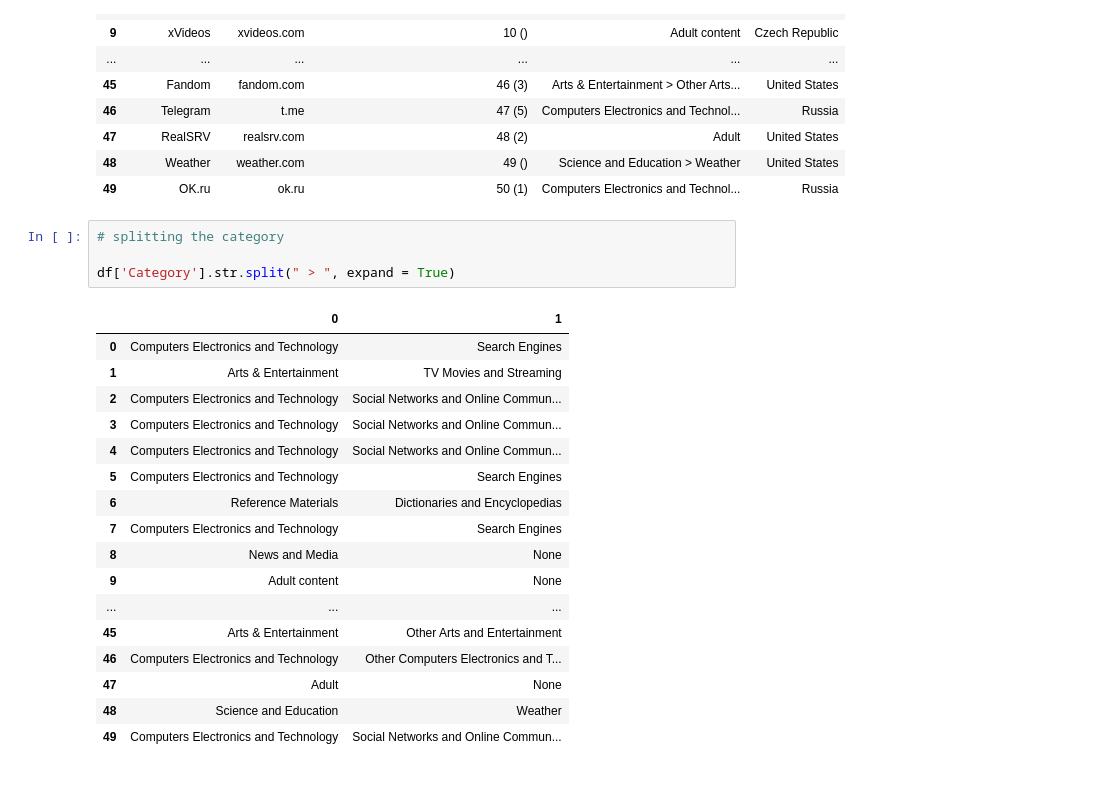
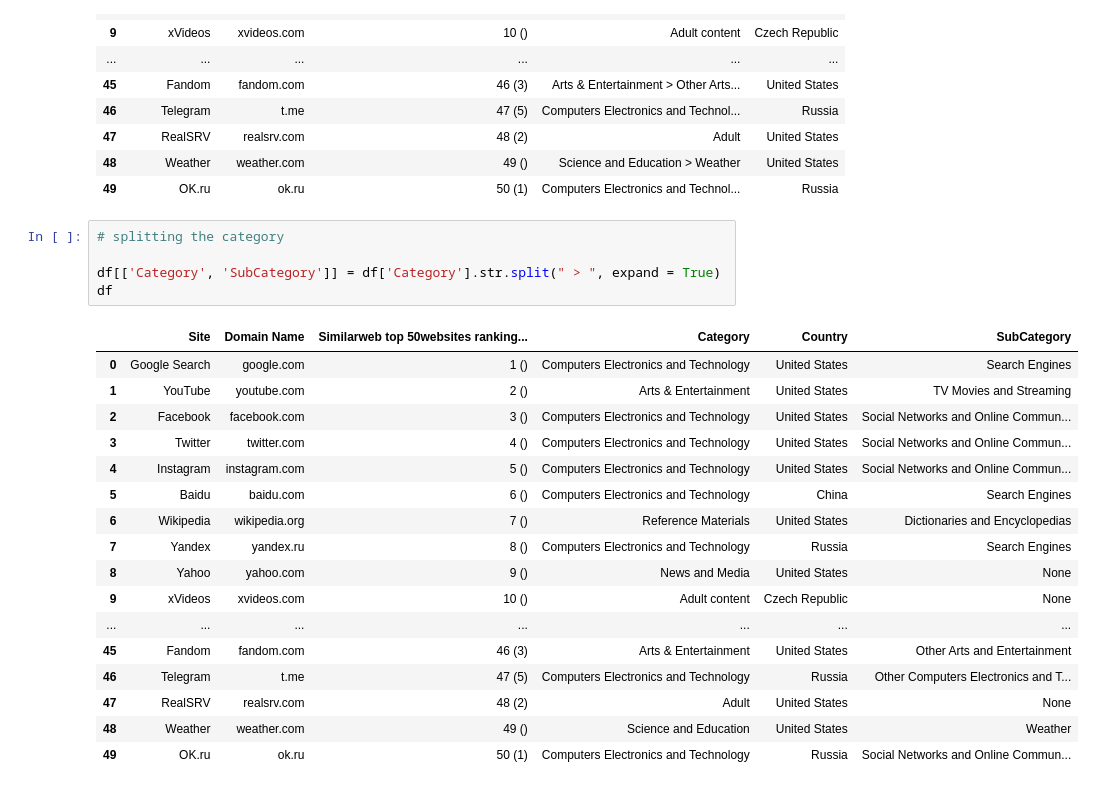
Before and after one commit to ayosamobitade/Web-Scraping-Projects, a Jupyter notebook: List Of Most Popular Websites (EDA).ipynb, the cells around one changed output. Drawn from its saved outputs; the diff is of its cells as text.

Commit message:
popular website scapping from wikipedia

```diff
--- a/List Of Most Popular Websites.ipynb
+++ b/List Of Most Popular Websites (EDA).ipynb
@@ -92,22 +92,23 @@ df
 # %%
 # splitting the category
 
-df['Category'].str.split(" > ", expand = True)
+df[['Category', 'SubCategory']] = df['Category'].str.split(" > ", expand = True)
+df
 # %% [output]
-|  | 0 | 1 |
-| 0 | Computers Electronics and Technology | Search Engines |
-| 1 | Arts & Entertainment | TV Movies and Streaming |
-| 2 | Computers Electronics and Technology | Social Networks and Online Commun... |
-| 3 | Computers Electronics and Technology | Social Networks and Online Commun... |
-| 4 | Computers Electronics and Technology | Social Networks and Online Commun... |
-| 5 | Computers Electronics and Technology | Search Engines |
-| 6 | Reference Materials | Dictionaries and Encyclopedias |
-| 7 | Computers Electronics and Technology | Search Engines |
-| 8 | News and Media | None |
-| 9 | Adult content | None |
-| ... | ... | ... |
-| 45 | Arts & Entertainment | Other Arts and Entertainment |
-| 46 | Computers Electronics and Technology | Other Computers Electronics and T... |
-| 47 | Adult | None |
-| 48 | Science and Education | Weather |
-| 49 | Computers Electronics and Technology | Social Networks and Online Commun... |
+|  | Site | Domain Name | Similarweb top 50websites ranking... | Category | Country | SubCategory |
+| 0 | Google Search | google.com | 1 () | Computers Electronics and Technology | United States | Search Engines |
+| 1 | YouTube | youtube.com | 2 () | Arts & Entertainment | United States | TV Movies and Streaming |
+| 2 | Facebook | facebook.com | 3 () | Computers Electronics and Technology | United States | Social Networks and Online Commun... |
+| 3 | Twitter | twitter.com | 4 () | Computers Electronics and Technology | United States | Social Networks and Online Commun... |
+| 4 | Instagram | instagram.com | 5 () | Computers Electronics and Technology | United States | Social Networks and Online Commun... |
+| 5 | Baidu | baidu.com | 6 () | Computers Electronics and Technology | China | Search Engines |
+| 6 | Wikipedia | wikipedia.org | 7 () | Reference Materials | United States | Dictionaries and Encyclopedias |
+| 7 | Yandex | yandex.ru | 8 () | Computers Electronics and Technology | Russia | Search Engines |
+| 8 | Yahoo | yahoo.com | 9 () | News and Media | United States | None |
+| 9 | xVideos | xvideos.com | 10 () | Adult content | Czech Republic | None |
+| ... | ... | ... | ... | ... | ... | ... |
+| 45 | Fandom | fandom.com | 46 (3) | Arts & Entertainment | United States | Other Arts and Entertainment |
+| 46 | Telegram | t.me | 47 (5) | Computers Electronics and Technology | Russia | Other Computers Electronics and T... |
+| 47 | RealSRV | realsrv.com | 48 (2) | Adult | United States | None |
+| 48 | Weather | weather.com | 49 () | Science and Education | United States | Weather |
+| 49 | OK.ru | ok.ru | 50 (1) | Computers Electronics and Technology | Russia | Social Networks and Online Commun... |
```
